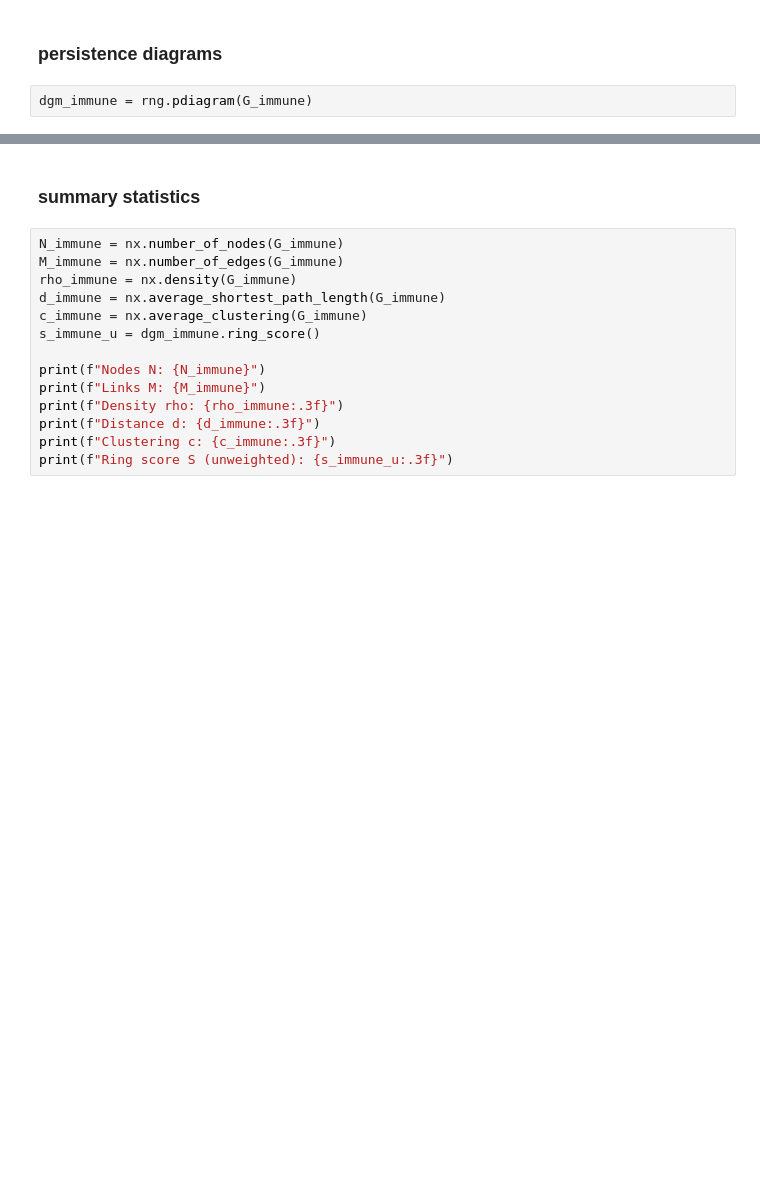
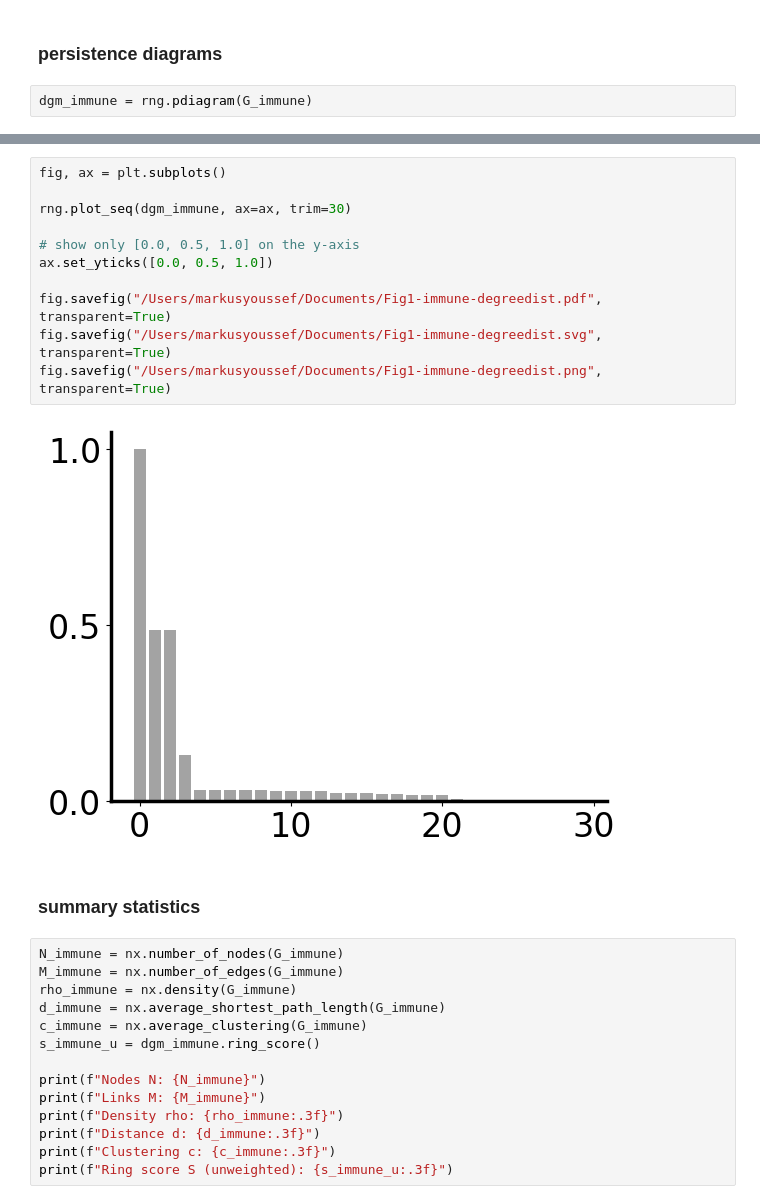
Before and after one commit to ClusterDuck123/ringity, a Jupyter notebook: doc/figures/Fig1+Fig2F-biological_networks.ipynb, the cells around one changed output, grey strips where cells are left out. Saved outputs shown, nothing was run; the diff lists cells and outputs as text; blank space fills up the shorter version.

```diff
--- a/doc/figures/Fig1+Fig2F-biological_networks.ipynb
+++ b/doc/figures/Fig1+Fig2F-biological_networks.ipynb
@@ -427,3 +428,16 @@ for nr, ypos in enumerate([0.875, 0.125]):
+# %%
+fig, ax = plt.subplots()
+
+rng.plot_seq(dgm_immune, ax=ax, trim=30)
+
+# show only [0.0, 0.5, 1.0] on the y-axis
+ax.set_yticks([0.0, 0.5, 1.0])
+
+fig.savefig("/Users/markusyoussef/Documents/Fig1-immune-degreedist.pdf", transparent=True)
+fig.savefig("/Users/markusyoussef/Documents/Fig1-immune-degreedist.svg", transparent=True)
+fig.savefig("/Users/markusyoussef/Documents/Fig1-immune-degreedist.png", transparent=True)
+# %% [output]
+[figure, added]
 # %% [markdown]
 ### summary statistics
 # %%
```
Also changed, not shown: parts of 20 cells of this notebook, 2 other files.
